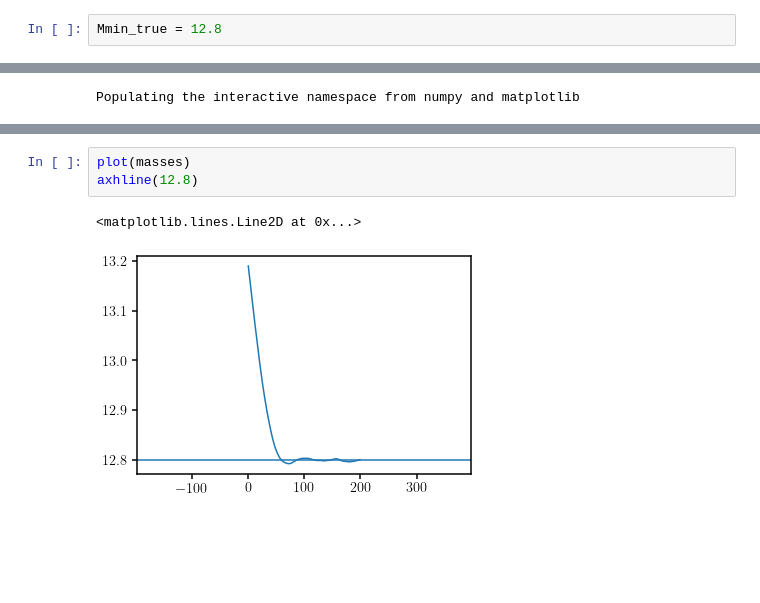
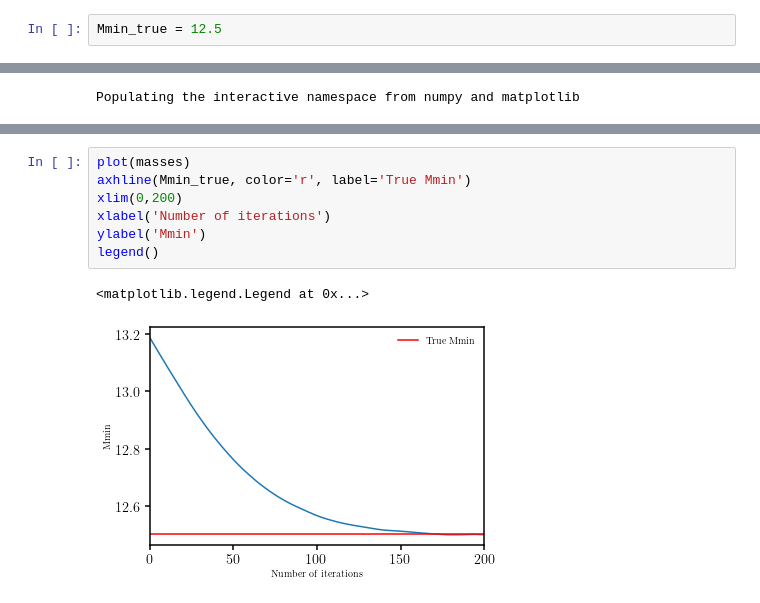
Before and after one commit to DifferentiableUniverseInitiative/DHOD, a Jupyter notebook: nb/dhod_centrals_gs.ipynb, the cells around one changed output, grey strips where cells are left out. Drawn from its saved outputs; the diff is of its cells as text; blank space fills up the shorter version.

```diff
--- a/nb/dhod_centrals_gs.ipynb
+++ b/nb/dhod_centrals_gs.ipynb
@@ -105,5 +105,5 @@ plt.xlim(12.5, 13.5)
 # %%
-Mmin_true = 12.8
+Mmin_true = 12.5
 # %%
 loss = (numden(Mmin_true) - numden(_Mmin))**2
 # %%
@@ -131,6 +151,10 @@ plot(losses)
-# %%
-plot(masses)
-axhline(12.8)
-# %% [output]
-<matplotlib.lines.Line2D at 0x...>
-[figure, removed]
+# %%
+plot(masses)
+axhline(Mmin_true, color='r', label='True Mmin')
+xlim(0,200)
+xlabel('Number of iterations')
+ylabel('Mmin')
+legend()
+# %% [output]
+<matplotlib.legend.Legend at 0x...>
+[figure, added]
```
Also changed, not shown: parts of 5 cells of this notebook.
